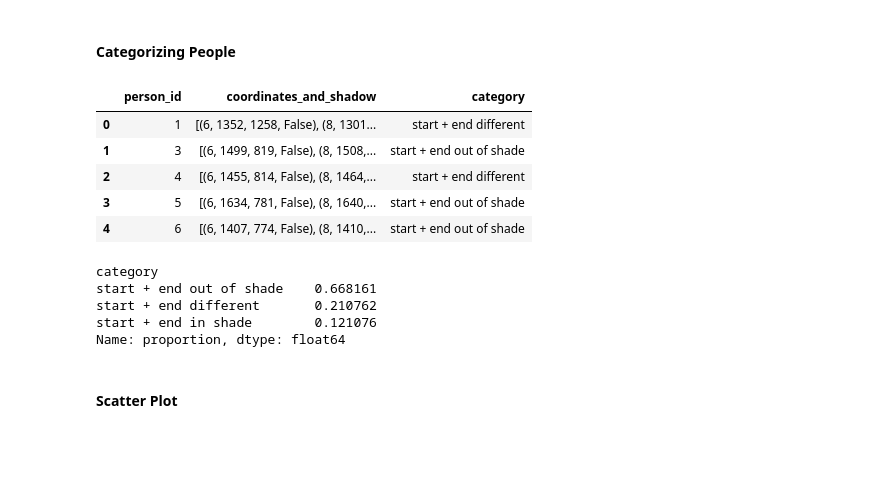
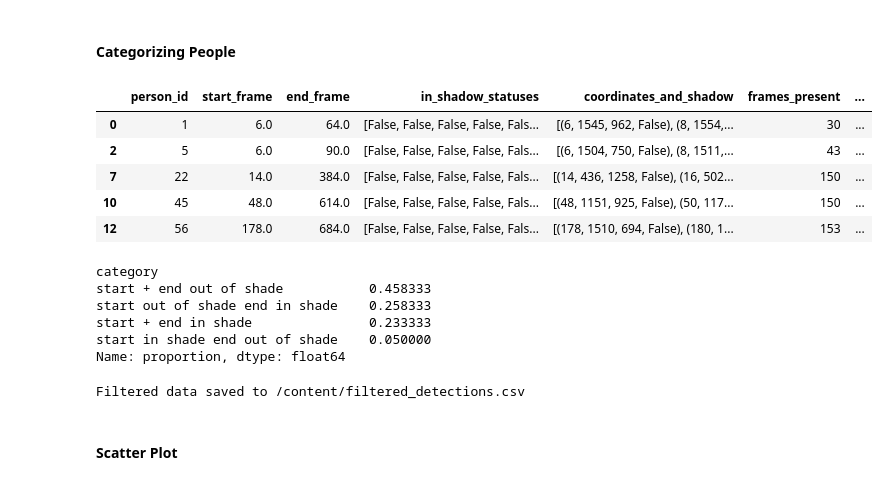
Before and after one commit to wendycao411/Pedestrian_Tracking, a Jupyter notebook: Pedestrian_Tracking.ipynb, the cells around one changed output. Cells and saved outputs as stored; diff of their text form; code cells hidden in the pictures; blank space fills up the shorter version.

Commit message:
filtering

```diff
--- a/Pedestrian_Tracking.ipynb
+++ b/Pedestrian_Tracking.ipynb
@@ -661,26 +697,2 @@ DataFrameGroupBy.apply operated on the grouping columns. This behavior is deprec
 # %% [markdown]
 #### Filter out people <8 seconds
-# %%
-import pandas as pd
-
-# Load the CSV data
-data = pd.read_csv(csv_file)
-
-# Group data by person_id and apply the process_group function
-grouped_data = data.groupby('person_id').apply(process_group).reset_index()
-
-# Split the result into separate columns
-grouped_data[['start_frame', 'end_frame', 'in_shadow_statuses', 'coordinates_and_shadow', 'frames_count', 'seconds_count']] = pd.DataFrame(grouped_data[0].tolist(), index=grouped_data.index)
-grouped_data = grouped_data.drop(columns=[0])
-
-# Filter out people who are present for less than 8 seconds (20 frames)
-filtered_data = grouped_data[grouped_data['seconds_count'] >= 8]
-
-# Display the filtered data
-print(filtered_data)
-
-# Save the filtered data to a new CSV file
-output_csv_file = 'filtered_output_csv_file.csv'  # Replace with your desired output CSV file path
-filtered_data.to_csv(output_csv_file, index=False)
-
-print(f"Filtered data saved to {output_csv_file}")
@@ -728,28 +721,41 @@ def categorize_person(data, buffer_frames=10):
         return 'start + end in shade'
     elif not start_in_shadow and not end_in_shadow:
         return 'start + end out of shade'
+    elif start_in_shadow and not end_in_shadow:
+        return 'start in shade end out of shade'
+    elif not start_in_shadow and end_in_shadow:
+        return 'start out of shade end in shade'
     else:
         return 'start + end different'
 
-grouped_data['category'] = grouped_data['coordinates_and_shadow'].apply(categorize_person)
+filtered_data['category'] = filtered_data['coordinates_and_shadow'].apply(categorize_person)
 # %%
-grouped_data.head()
+filtered_data.head()
 # %% [output]
-|  | person_id | coordinates_and_shadow | category |
-| 0 | 1 | [(6, 1352, 1258, False), (8, 1301... | start + end different |
-| 1 | 3 | [(6, 1499, 819, False), (8, 1508,... | start + end out of shade |
-| 2 | 4 | [(6, 1455, 814, False), (8, 1464,... | start + end different |
-| 3 | 5 | [(6, 1634, 781, False), (8, 1640,... | start + end out of shade |
-| 4 | 6 | [(6, 1407, 774, False), (8, 1410,... | start + end out of shade |
+|  | person_id | start_frame | end_frame | in_shadow_statuses | coordinates_and_shadow | frames_present | ... |
+| 0 | 1 | 6.0 | 64.0 | [False, False, False, False, Fals... | [(6, 1545, 962, False), (8, 1554,... | 30 | ... |
+| 2 | 5 | 6.0 | 90.0 | [False, False, False, False, Fals... | [(6, 1504, 750, False), (8, 1511,... | 43 | ... |
+| 7 | 22 | 14.0 | 384.0 | [False, False, False, False, Fals... | [(14, 436, 1258, False), (16, 502... | 150 | ... |
+| 10 | 45 | 48.0 | 614.0 | [False, False, False, False, Fals... | [(48, 1151, 925, False), (50, 117... | 150 | ... |
+| 12 | 56 | 178.0 | 684.0 | [False, False, False, False, Fals... | [(178, 1510, 694, False), (180, 1... | 153 | ... |
 # %%
-category_ratio = grouped_data['category'].value_counts(normalize=True)
+category_ratio = filtered_data['category'].value_counts(normalize=True)
 print(category_ratio)
 # %% [output]
 category
-start + end out of shade    0.668161
-start + end different       0.210762
-start + end in shade        0.121076
+start + end out of shade           0.458333
+start out of shade end in shade    0.258333
+start + end in shade               0.233333
+start in shade end out of shade    0.050000
 Name: proportion, dtype: float64
+# %%
+# Save the filtered data to a new CSV file
+output_csv_file = '/content/filtered_detections.csv'  # Replace with your desired output CSV file path
+filtered_data.to_csv(output_csv_file, index=False)
+
+print(f"Filtered data saved to {output_csv_file}")
+# %% [output]
+Filtered data saved to /content/filtered_detections.csv
 # %% [markdown]
 #### Scatter Plot
 # %%
```
Also changed, not shown: parts of 7 cells of this notebook.
